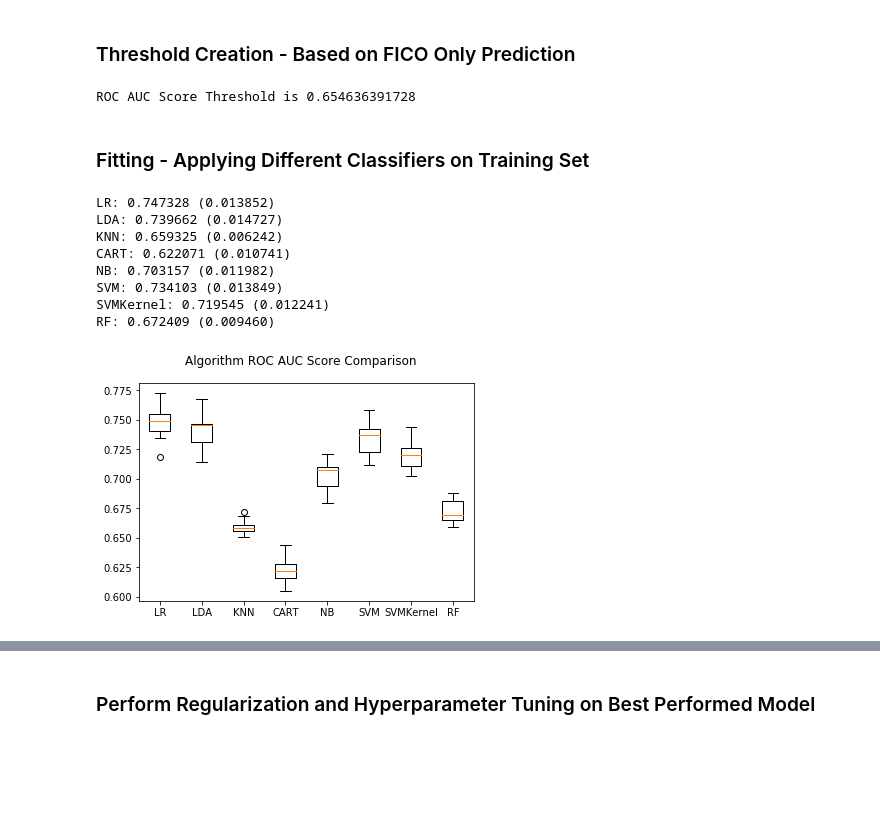
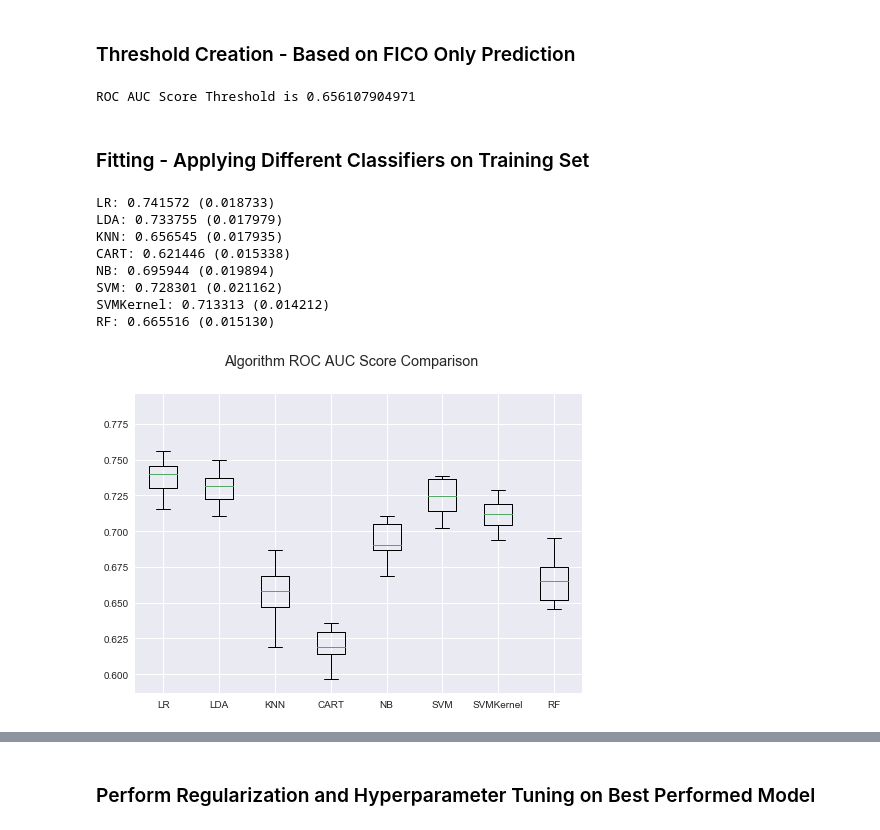
Before and after one commit to liuwanfei/Capstone-Projects, a Jupyter notebook: Loan Default Classification - Code Review V1.ipynb, the cells around one changed output, grey strips where cells are left out. Drawn from its saved outputs; the diff is of its cells as text; code cells hidden in the pictures; blank space fills up the shorter version.

```diff
--- a/Loan Default Classification - Code Review V1.ipynb
+++ b/Loan Default Classification - Code Review V1.ipynb
@@ -342,9 +342,9 @@ Name: loan_id, dtype: int64
 ### Target : Ever Delinquent (Y/N -- 1/0)
 # %%
 # Create a new DataFrame to just include selected features and target
-selected_col_name = ['loan_purp', 'prop_type', 'occ_stat', 'dti_new',
-                     'FICO_new', 'ltv_new', 'fhb_flag', 'MI_chl',
-                     'no_bor','ory','Ever_Delinquent']
+selected_col_name = ['loan_id', 'loan_purp', 'prop_type', 'occ_stat',
+                     'dti_new', 'FICO_new', 'ltv_new', 'fhb_flag',
+                     'MI_chl', 'no_bor','ory','Ever_Delinquent']
 
 df_model = df_new[selected_col_name]
 # %%
@@ -365,7 +366,7 @@ y = df_model.iloc[:,-1].values
 feature_ls = ['loan_purp', 'prop_type', 'occ_stat', 'dti_new', 'FICO_new',
               'ltv_new', 'fhb_flag', 'MI_chl', 'no_bor','ory']
 
-df_X = pd.DataFrame(X, columns=feature_ls)
+df_X = pd.DataFrame((df_model.iloc[:,1:-1].values), columns=feature_ls)
 
 # Create dummy variable and drop one value for each feature
 df_X_dummy = pd.get_dummies(df_X, drop_first=True).astype(np.float64)
@@ -395,0 +387,3 @@ X_FICO = df_X_FICO.as_matrix()
+# %%
+df_model = df_model.join(df_X_dummy)
+df_model.head()
@@ -396,3 +398,19 @@ X_FICO = df_X_FICO.as_matrix()
+# %%
+# Create threshold list - here we use FICO as threshold model feature
+thresh_feature_ls = ['loan_id', 'FICO_new_650', 'FICO_new_670', 'FICO_new_690',
+                     'FICO_new_710', 'FICO_new_730', 'FICO_new_750',
+                     'FICO_new_770', 'FICO_new_790', 'FICO_new_800']
+
+# New feature list after creation of dummy variables
+feature_ls_new = ['loan_id'] + list(df_X_dummy.columns.values)
+
+# Model target list
+target = ['Ever_Delinquent']
+
+# Change the transformed dataframe to array
+X = df_model[feature_ls_new].as_matrix()
+X_thresh = df_model[thresh_feature_ls].as_matrix()
+y = df_model[target].as_matrix().ravel()
 # %%
 # Splitting the dataset into the Training set and Test set
 from sklearn.model_selection import train_test_split
@@ -402,11 +420,11 @@ X_FICO_train, X_FICO_test, y_FICO_train, y_FICO_test = train_test_split(X_FICO,
 ### Threshold Creation - Based on FICO Only Prediction
 # %%
 clf_thresh = LogisticRegression()
-clf_thresh.fit(X_FICO_train, y_FICO_train)
-y_FICO_pred = clf_thresh.predict(X_FICO_test)
-print('ROC AUC Score Threshold is %s' % (roc_auc_score(y_FICO_test, y_FICO_pred)))
+clf_thresh.fit(X_thresh_train[:, 1:], y_thresh_train)
+y_thresh_pred = clf_thresh.predict(X_thresh_test[:, 1:])
+print('ROC AUC Score Threshold is %s' % (roc_auc_score(y_thresh_test, y_thresh_pred)))
 # %% [output]
-ROC AUC Score Threshold is 0.654636391728
+ROC AUC Score Threshold is 0.656107904971
 # %% [markdown]
 ### Fitting - Applying Different Classifiers on Training Set
 # %%
@@ -423,36 +441,36 @@ models.append(('RF', RandomForestClassifier(n_estimators=100, criterion='entropy
 # %%
 # prepare configuration for cross validation test harness
 seed = 7
 
 # Compare AUC score among different models
 results = []
 names = []
 scoring = 'roc_auc'
 for name, model in models:
 	kfold = model_selection.KFold(n_splits=10, random_state=seed)
-	cv_results = model_selection.cross_val_score(model, X_train, y_train, cv=kfold, scoring=scoring)
+	cv_results = model_selection.cross_val_score(model, X_train[:, 1:], y_train, cv=kfold, scoring=scoring)
 	results.append(cv_results)
 	names.append(name)
 	msg = "%s: %f (%f)" % (name, cv_results.mean(), cv_results.std())
 	print(msg)
 
 # boxplot algorithm comparison
 fig = plt.figure()
 fig.suptitle('Algorithm ROC AUC Score Comparison')
 ax = fig.add_subplot(111)
 plt.boxplot(results)
 ax.set_xticklabels(names)
 plt.show()
 # %% [output]
-LR: 0.747328 (0.013852)
-LDA: 0.739662 (0.014727)
-KNN: 0.659325 (0.006242)
-CART: 0.622071 (0.010741)
-NB: 0.703157 (0.011982)
-SVM: 0.734103 (0.013849)
-SVMKernel: 0.719545 (0.012241)
-RF: 0.672409 (0.009460)
+LR: 0.741572 (0.018733)
+LDA: 0.733755 (0.017979)
+KNN: 0.656545 (0.017935)
+CART: 0.621446 (0.015338)
+NB: 0.695944 (0.019894)
+SVM: 0.728301 (0.021162)
+SVMKernel: 0.713313 (0.014212)
+RF: 0.665516 (0.015130)
-[figure, old version]
+[figure, new version]
 # %%
 # Find out the probablity of loan in claim with the ever deliquent status
 (df[df['claim_flag'] == 1]
```
Also changed, not shown: parts of 46 cells of this notebook.
